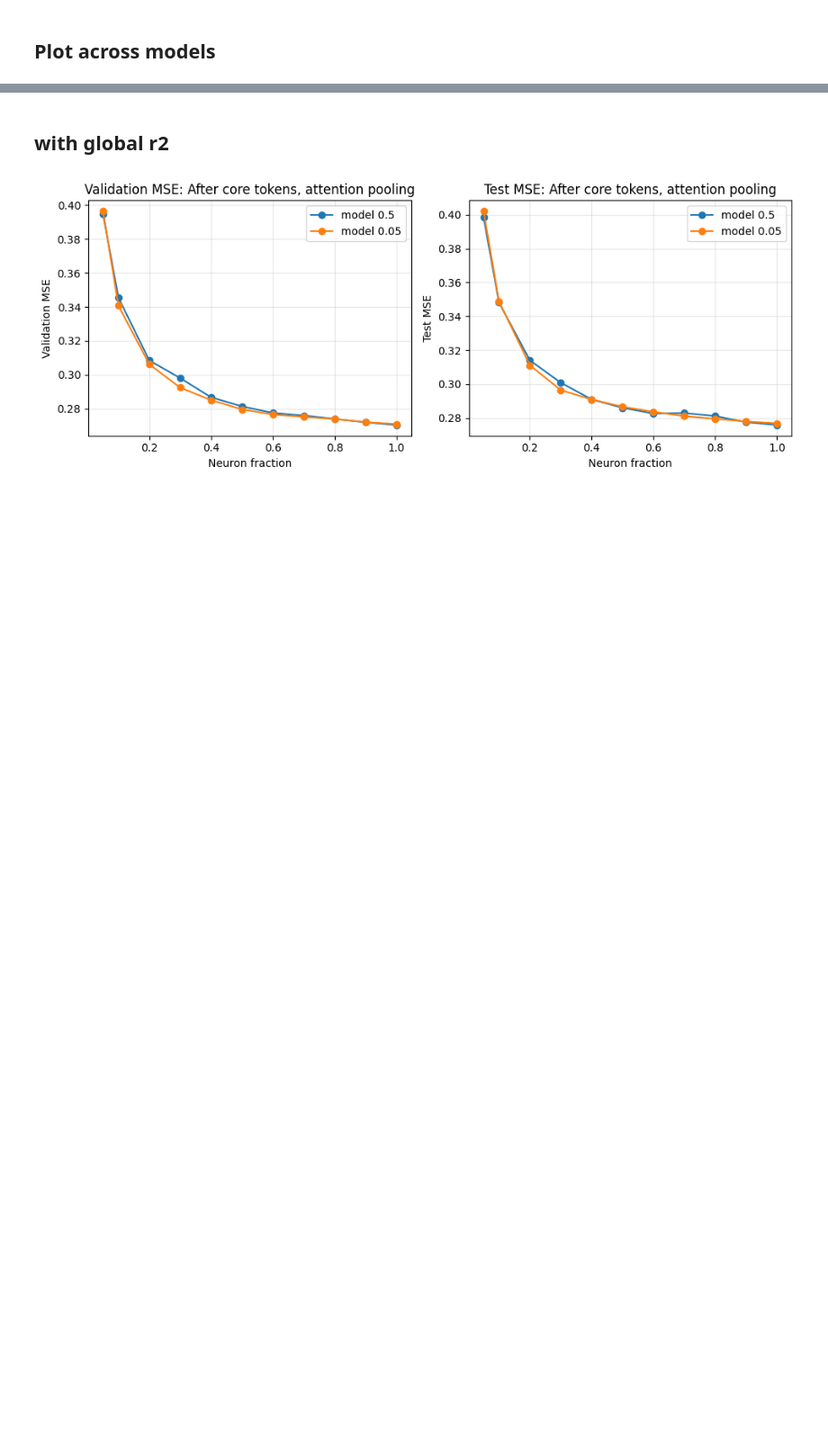
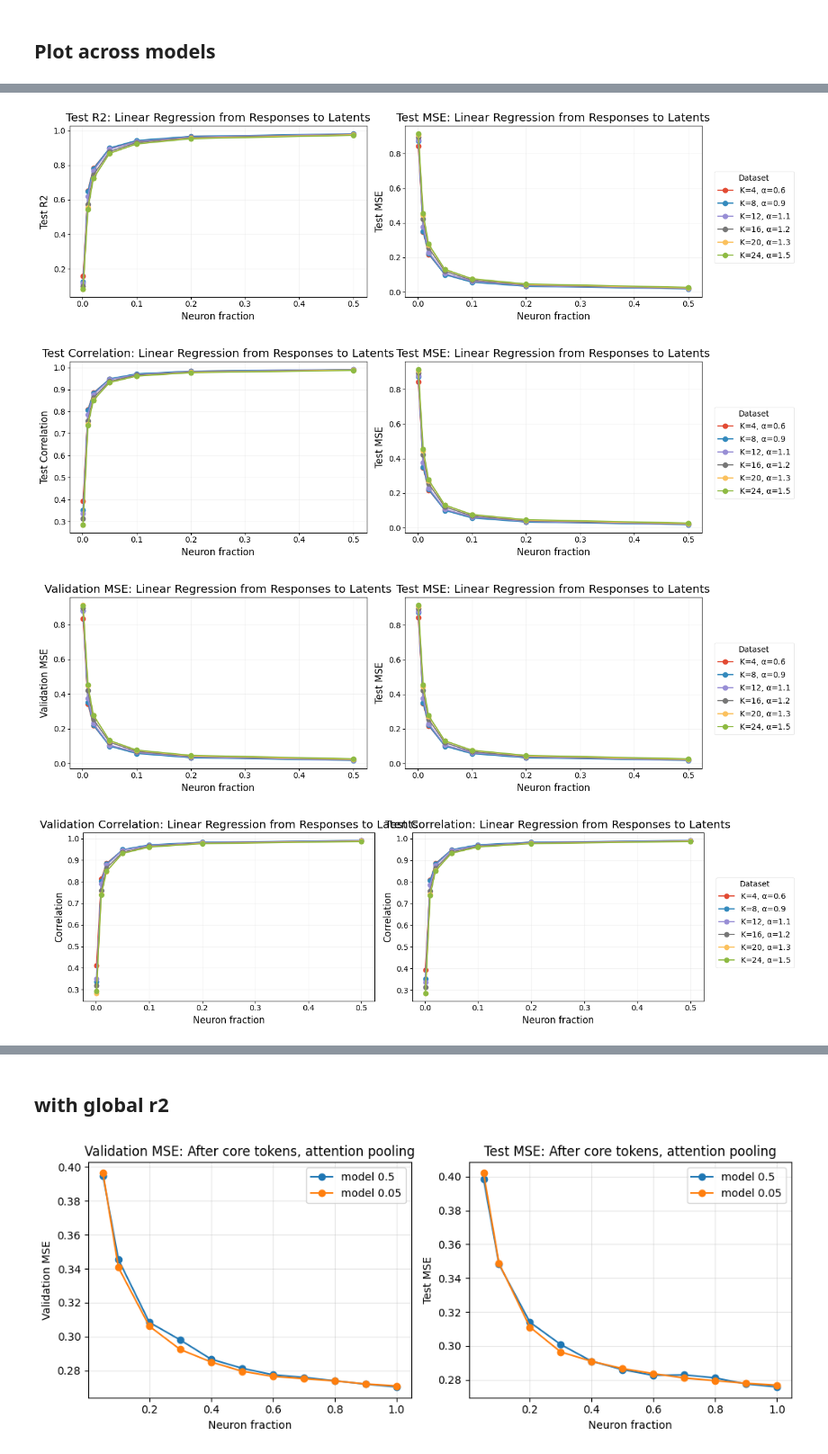
Before and after one commit to azharakhmetova/neuro-transformer, a Jupyter notebook: misc/analysis/decoding_latents_vis.ipynb, the cells around one changed output, grey strips where cells are left out. Shown at 90% size. Saved outputs shown, nothing was run; the diff lists cells and outputs as text; code cells hidden in the pictures; blank space fills up the shorter version.

```diff
--- a/misc/analysis/decoding_latents_vis.ipynb
+++ b/misc/analysis/decoding_latents_vis.ipynb
@@ -998,0 +1310,27 @@ load
+# %%
+Ks = [4, 8, 12, 16, 20, 24]
+ALPHAs = ["06", "09", "1_1", "1_2", "1_3", "1_5"]
+# ALPHAs = ["max", "max","max","max","max","max"]
+
+output_dirs = [
+    f"/mnt/lustre-grete/usr/u12008/responses_{lat}probe/k_{K}_a_{A}_b1e7_poisson"
+    for K, A in zip(Ks, ALPHAs)
+]
+# ALPHAs = [np.load(f"/user/azhar.akhmetova/u12008/neuro-transformer/misc/analysis/latents/k_{k}/alpha_k_{k}.npy") for k in Ks]
+labels = [
+    rf"K={K}, $\alpha$={parse_alpha(A)}" #A:.2f
+    for K, A in zip(Ks, ALPHAs)
+]
+
+plot_best_by_fraction_datasets(
+    output_dirs=output_dirs,
+    csv_name="best_by_fraction_corr.csv",
+    labels=labels,
+    title="Linear Regression from Responses to Latents",
+    save_prefix=None,
+)
+# %% [output]
+[figure, added]
+[figure, added]
+[figure, added]
+[figure, added]
```
Also changed, not shown: parts of 21 cells of this notebook, 22 other files.
